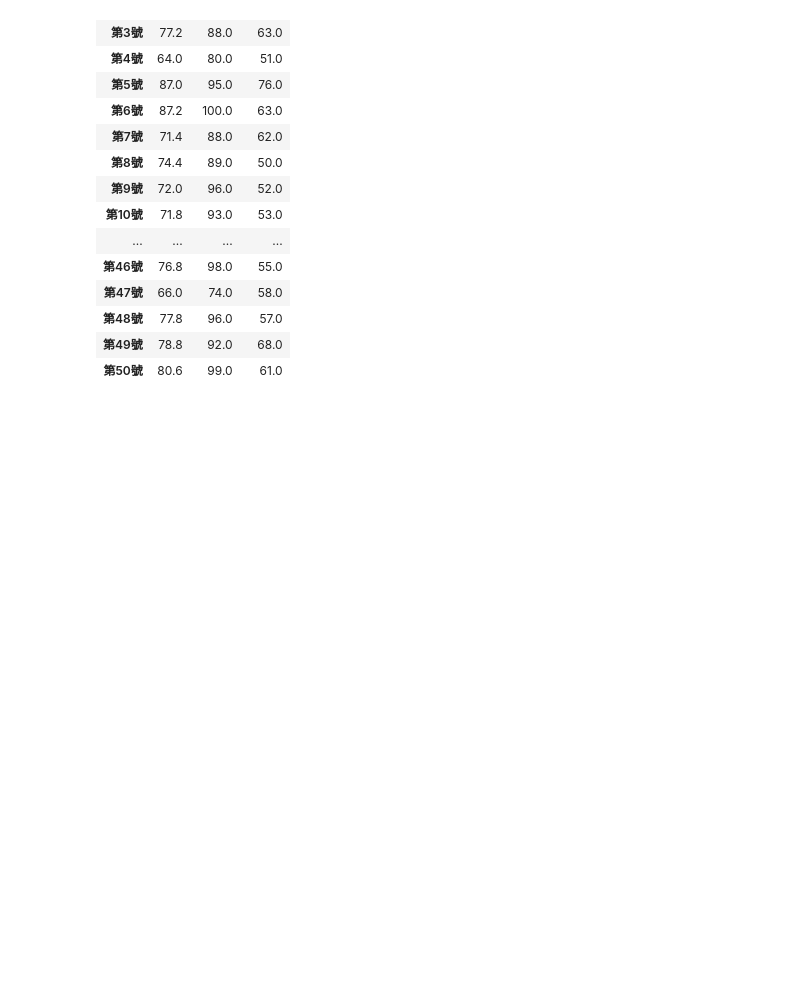
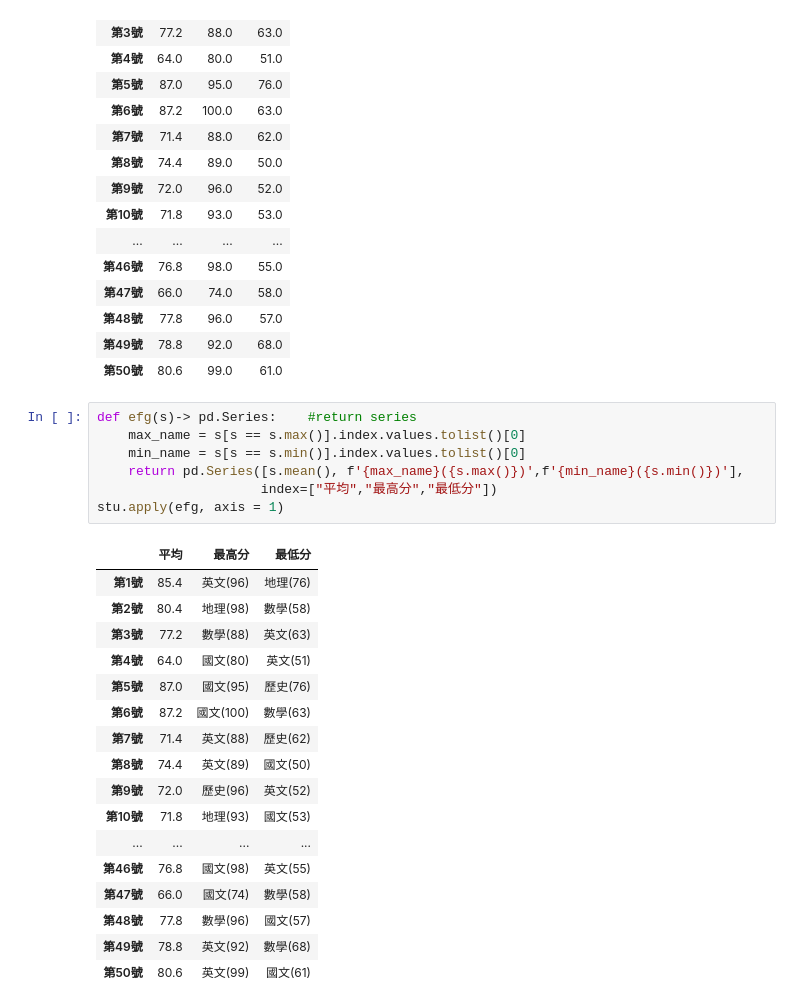
Before and after one commit to GraceWCH/2024_Python-class, a Jupyter notebook: lesson18/lesson18_4.ipynb, the cells around one changed output. Drawn from its saved outputs; the diff is of its cells as text; blank space fills up the shorter version.

```diff
--- a/lesson18/lesson18_4.ipynb
+++ b/lesson18/lesson18_4.ipynb
@@ -81,3 +81,28 @@ stu.apply(efg, axis = 1)
 | 第48號 | 77.8 | 96.0 | 57.0 |
 | 第49號 | 78.8 | 92.0 | 68.0 |
 | 第50號 | 80.6 | 99.0 | 61.0 |
+# %%
+def efg(s)-> pd.Series:    #return series
+    max_name = s[s == s.max()].index.values.tolist()[0]
+    min_name = s[s == s.min()].index.values.tolist()[0]
+    return pd.Series([s.mean(), f'{max_name}({s.max()})',f'{min_name}({s.min()})'],
+                     index=["平均","最高分","最低分"])
+stu.apply(efg, axis = 1)
+# %% [output]
+|  | 平均 | 最高分 | 最低分 |
+| 第1號 | 85.4 | 英文(96) | 地理(76) |
+| 第2號 | 80.4 | 地理(98) | 數學(58) |
+| 第3號 | 77.2 | 數學(88) | 英文(63) |
+| 第4號 | 64.0 | 國文(80) | 英文(51) |
+| 第5號 | 87.0 | 國文(95) | 歷史(76) |
+| 第6號 | 87.2 | 國文(100) | 數學(63) |
+| 第7號 | 71.4 | 英文(88) | 歷史(62) |
+| 第8號 | 74.4 | 英文(89) | 國文(50) |
+| 第9號 | 72.0 | 歷史(96) | 英文(52) |
+| 第10號 | 71.8 | 地理(93) | 國文(53) |
+| ... | ... | ... | ... |
+| 第46號 | 76.8 | 國文(98) | 英文(55) |
+| 第47號 | 66.0 | 國文(74) | 數學(58) |
+| 第48號 | 77.8 | 數學(96) | 國文(57) |
+| 第49號 | 78.8 | 英文(92) | 數學(68) |
+| 第50號 | 80.6 | 英文(99) | 國文(61) |
```
Also changed, not shown: parts of 2 cells of this notebook.
